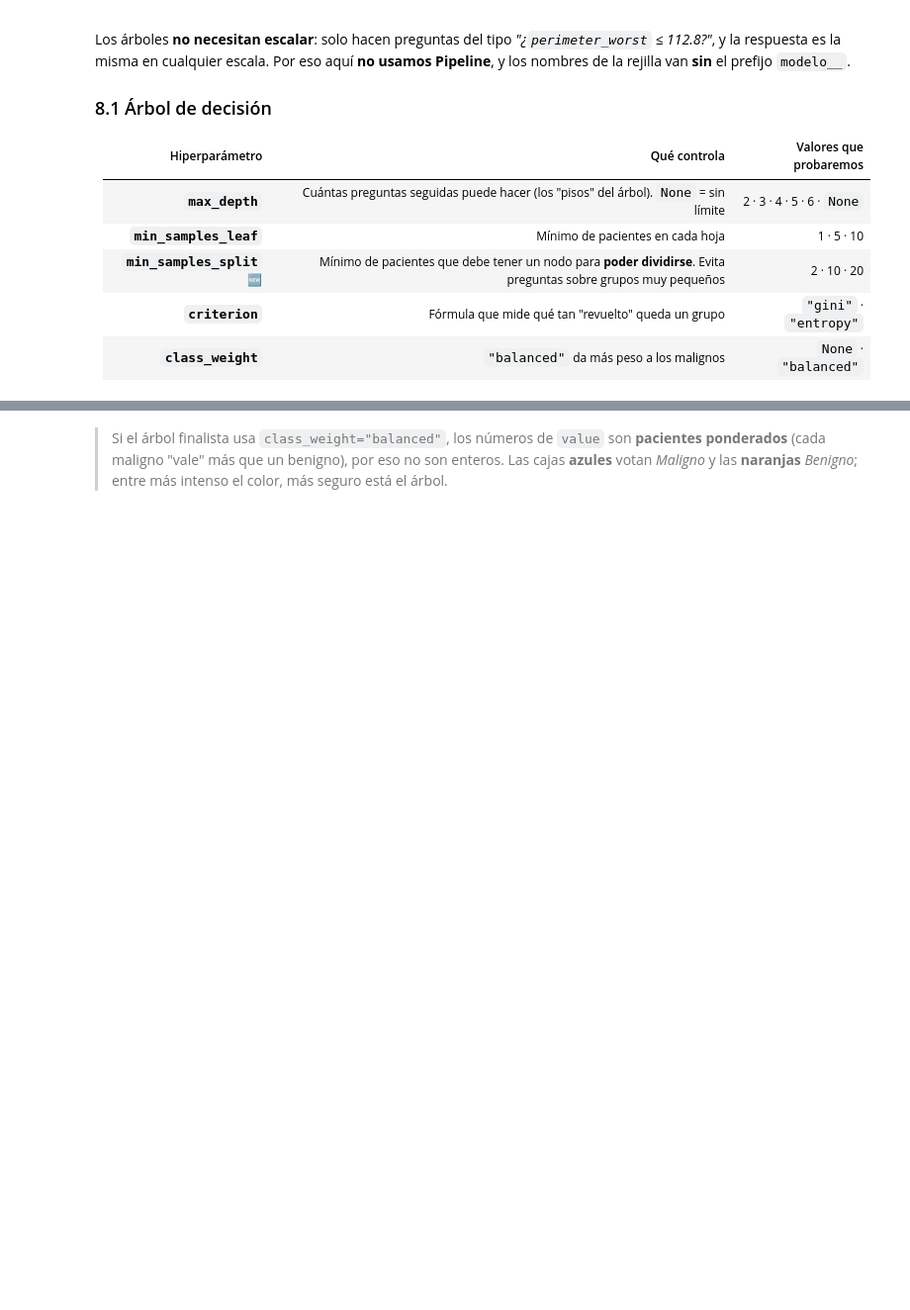
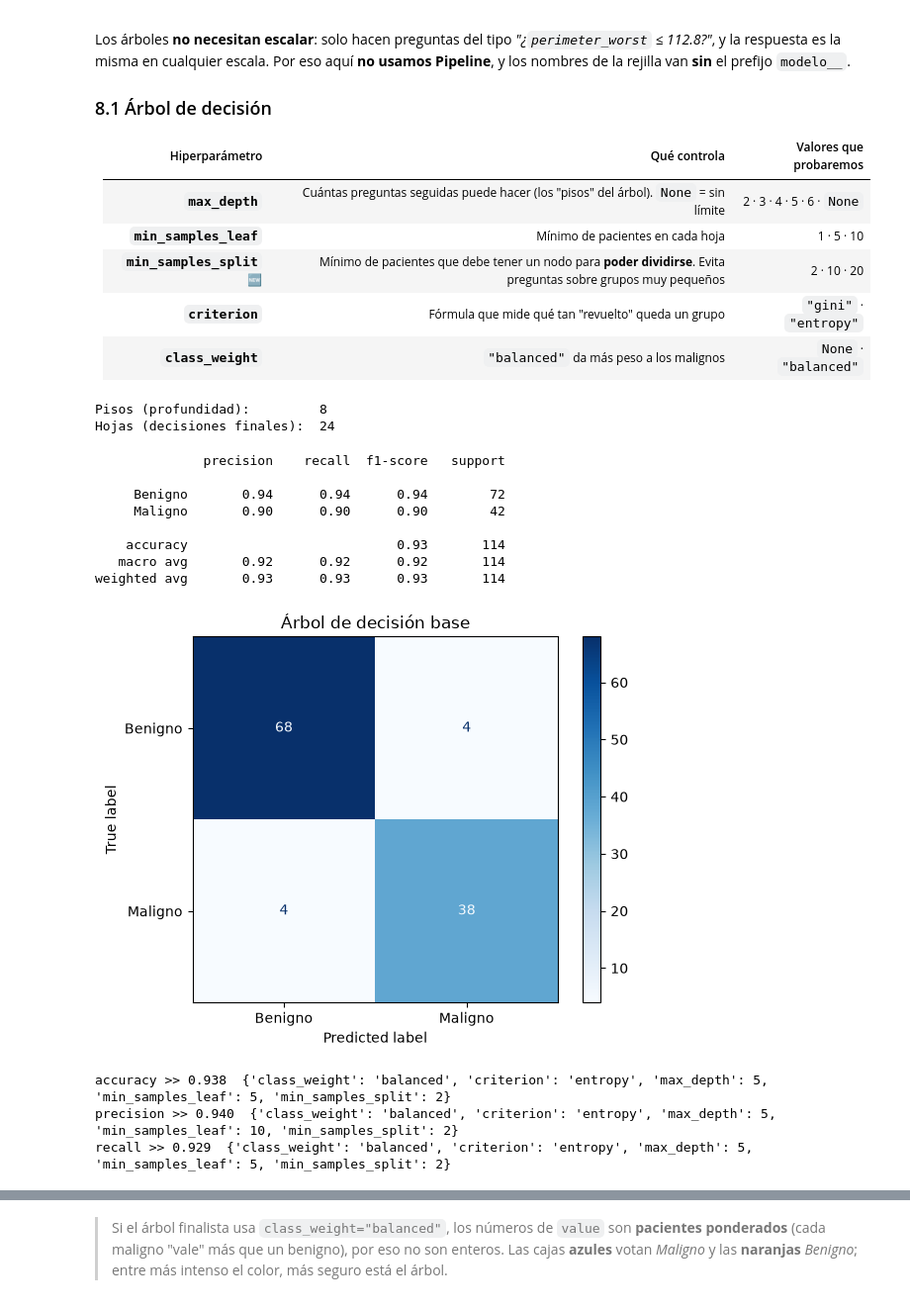
Before and after one commit to Lizethas27/IA_Practice, a Jupyter notebook: Practicas Parcial 2/Tarea_U5-U6_Cancer_Mama_ALUMNO.ipynb, the cells around one changed output, grey strips where cells are left out. Shown at 99% size. Cells and saved outputs as stored; diff of their text form; code cells hidden in the pictures; blank space fills up the shorter version.

```diff
--- a/Practicas Parcial 2/Tarea_U5-U6_Cancer_Mama_ALUMNO.ipynb
+++ b/Practicas Parcial 2/Tarea_U5-U6_Cancer_Mama_ALUMNO.ipynb
@@ -341,14 +447,14 @@ rejilla_svm = [
      "modelo__C":            valores_C,
      "modelo__class_weight": [None, "balanced"]},
 
-    {"modelo__kernel":       [____],    # ✏️
+    {"modelo__kernel":       ["rbf"],    # ✏️
      "modelo__C":            valores_C,
      "modelo__gamma":        ["scale", 0.01, 0.1],
      "modelo__class_weight": [None, "balanced"]},
 
     {"modelo__kernel":       ["poly"],                    # NUEVO: kernel polinomial
      "modelo__C":            valores_C,
-     ____:     [2, 3],                      # grado del polinomio  ✏️
+     "modelo__degree":     [2, 3],                      # grado del polinomio  ✏️
      "modelo__class_weight": [None, "balanced"]},
 ]
 # 10 + 30 + 20 = 60 combinaciones
@@ -356,7 +462,7 @@ rejilla_svm = [
 mejores_modelos = {}
 
 for metrica in metricas:
-    busqueda = GridSearchCV(____, ____, scoring=metrica, cv=5, n_jobs=-1)    # ✏️
+    busqueda = GridSearchCV(svm_base, rejilla_svm, scoring=metrica, cv=5, n_jobs=-1)    # ✏️
     busqueda.fit(X_train, y_train)
     mejores_modelos[metrica] = busqueda.best_estimator_
     print(f'{metrica} >> {busqueda.best_score_:.3f}  {busqueda.best_params_}')
@@ -396,22 +508,35 @@ Los árboles **no necesitan escalar**: solo hacen preguntas del tipo *"¿`perime
 from sklearn.tree import DecisionTreeClassifier, plot_tree
 
 # Creando y ajustando el árbol con valores por defecto (sin Pipeline: no hace falta escalar)
-arbol_base = ____(random_state=42)    # ✏️
+arbol_base = DecisionTreeClassifier(random_state=42)    # ✏️
 arbol_base.fit(X_train, y_train)
 
 print('Pisos (profundidad):        ', arbol_base.get_depth())
 print('Hojas (decisiones finales): ', arbol_base.get_n_leaves())
+# %% [output]
+Pisos (profundidad):         8
+Hojas (decisiones finales):  24
 # %%
 # Calculando las predicciones sobre el conjunto de prueba
 y_pred = arbol_base.predict(X_test)
 
 # Imprimiendo el reporte de clasificación
 print(classification_report(y_test, y_pred, target_names=clases))
 
 # Construyendo la matriz de confusión
-ConfusionMatrixDisplay.____(y_test, y_pred, display_labels=clases, cmap='Blues')    # ✏️
+ConfusionMatrixDisplay.from_predictions(y_test, y_pred, display_labels=clases, cmap='Blues')    # ✏️
 plt.title('Árbol de decisión base')
 plt.show()
+# %% [output]
+              precision    recall  f1-score   support
+
+     Benigno       0.94      0.94      0.94        72
+     Maligno       0.90      0.90      0.90        42
+
+    accuracy                           0.93       114
+   macro avg       0.92      0.92      0.92       114
+weighted avg       0.93      0.93      0.93       114
+[figure, added]
 # %%
 # Hiperparámetros a optimizar (sin el prefijo modelo__ porque no hay Pipeline)
 rejilla_arbol = {
@@ -426,10 +551,14 @@ rejilla_arbol = {
 mejores_modelos = {}
 
 for metrica in metricas:
-    busqueda = GridSearchCV(____, ____, scoring=metrica, cv=5, n_jobs=-1)    # ✏️
+    busqueda = GridSearchCV(arbol_base, rejilla_arbol, scoring=metrica, cv=5, n_jobs=-1)    # ✏️
     busqueda.fit(X_train, y_train)
     mejores_modelos[metrica] = busqueda.best_estimator_
     print(f'{metrica} >> {busqueda.best_score_:.3f}  {busqueda.best_params_}')
+# %% [output]
+accuracy >> 0.938  {'class_weight': 'balanced', 'criterion': 'entropy', 'max_depth': 5, 'min_samples_leaf': 5, 'min_samples_split': 2}
+precision >> 0.940  {'class_weight': 'balanced', 'criterion': 'entropy', 'max_depth': 5, 'min_samples_leaf': 10, 'min_samples_split': 2}
+recall >> 0.929  {'class_weight': 'balanced', 'criterion': 'entropy', 'max_depth': 5, 'min_samples_leaf': 5, 'min_samples_split': 2}
 # %%
 # Mostrando las matrices de confusión de las 3 versiones optimizadas
 fig, ejes = plt.subplots(1, 3, figsize=(12, 4))
```
Also changed, not shown: parts of 41 cells of this notebook.
